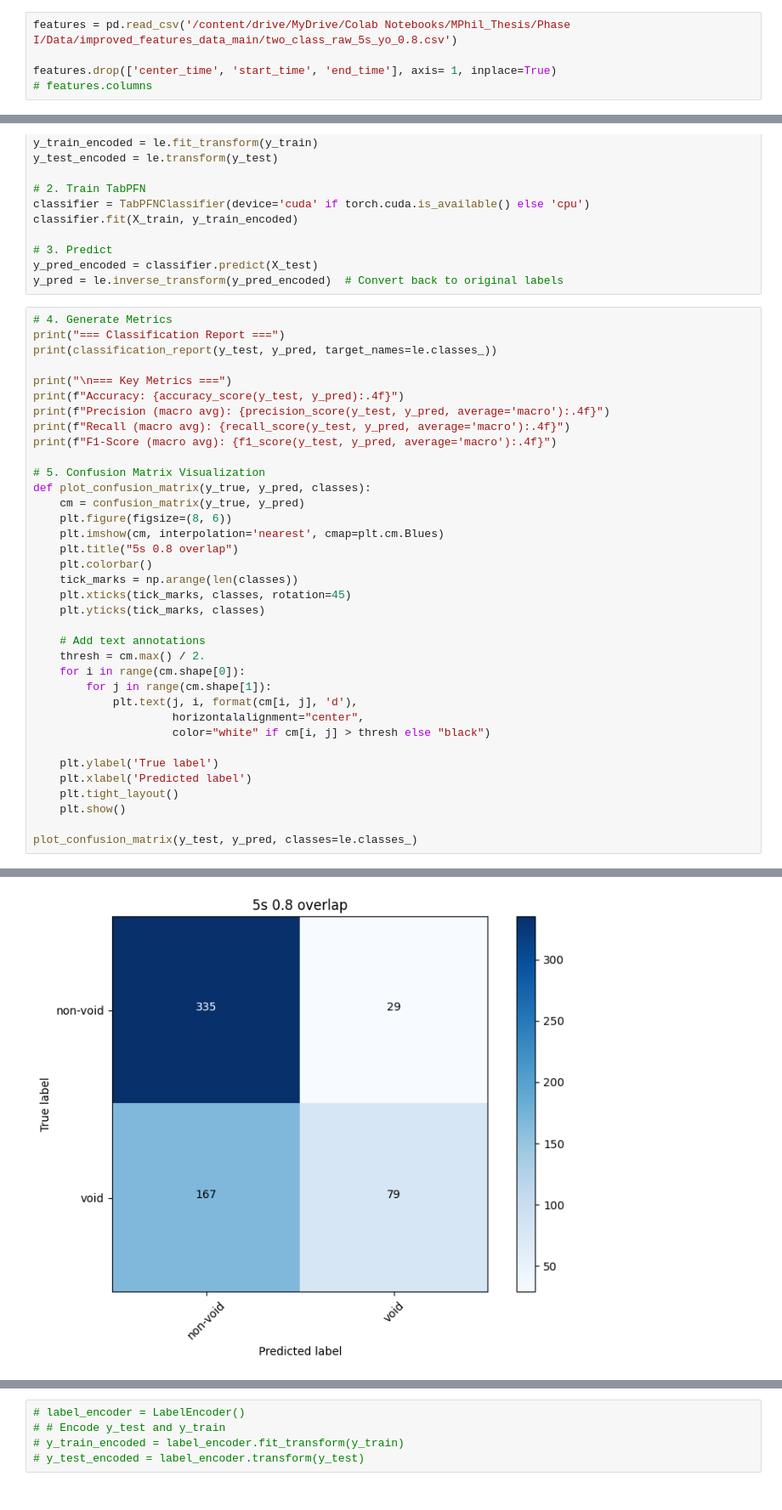
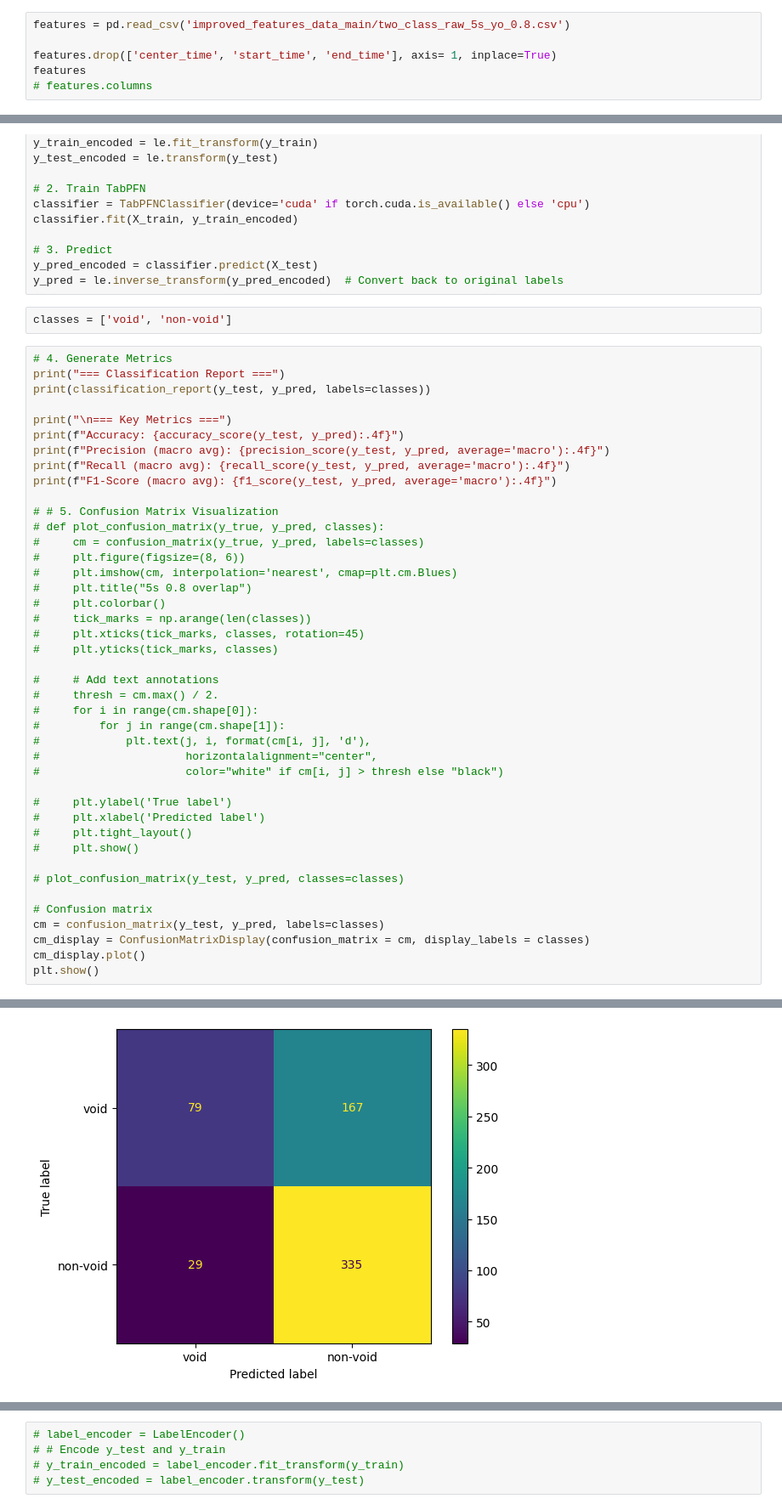
Before and after one commit to edumabagraham/uropatch-data-analysis, a Jupyter notebook: TabPfn.ipynb, the cells around one changed output, grey strips where cells are left out. Shown at 85% size. Cells and saved outputs as stored; diff of their text form.

```diff
--- a/TabPfn.ipynb
+++ b/TabPfn.ipynb
@@ -57,5 +49,6 @@ Mounted at /content/drive
 # %%
-features = pd.read_csv('/content/drive/MyDrive/Colab Notebooks/MPhil_Thesis/Phase I/Data/improved_features_data_main/two_class_raw_5s_yo_0.8.csv')
+features = pd.read_csv('improved_features_data_main/two_class_raw_5s_yo_0.8.csv')
 
 features.drop(['center_time', 'start_time', 'end_time'], axis= 1, inplace=True)
+features
 # features.columns
@@ -93,10 +100,12 @@ classifier.fit(X_train, y_train_encoded)
 # 3. Predict
 y_pred_encoded = classifier.predict(X_test)
 y_pred = le.inverse_transform(y_pred_encoded)  # Convert back to original labels
+# %%
+classes = ['void', 'non-void']
 # %%
 # 4. Generate Metrics
 print("=== Classification Report ===")
-print(classification_report(y_test, y_pred, target_names=le.classes_))
+print(classification_report(y_test, y_pred, labels=classes))
 
 print("\n=== Key Metrics ===")
 print(f"Accuracy: {accuracy_score(y_test, y_pred):.4f}")
@@ -104,31 +113,37 @@ print(f"Precision (macro avg): {precision_score(y_test, y_pred, average='macro')
 print(f"Recall (macro avg): {recall_score(y_test, y_pred, average='macro'):.4f}")
 print(f"F1-Score (macro avg): {f1_score(y_test, y_pred, average='macro'):.4f}")
 
-# 5. Confusion Matrix Visualization
-def plot_confusion_matrix(y_true, y_pred, classes):
-    cm = confusion_matrix(y_true, y_pred)
-    plt.figure(figsize=(8, 6))
-    plt.imshow(cm, interpolation='nearest', cmap=plt.cm.Blues)
-    plt.title("5s 0.8 overlap")
-    plt.colorbar()
-    tick_marks = np.arange(len(classes))
-    plt.xticks(tick_marks, classes, rotation=45)
-    plt.yticks(tick_marks, classes)
+# # 5. Confusion Matrix Visualization
+# def plot_confusion_matrix(y_true, y_pred, classes):
+#     cm = confusion_matrix(y_true, y_pred, labels=classes)
+#     plt.figure(figsize=(8, 6))
+#     plt.imshow(cm, interpolation='nearest', cmap=plt.cm.Blues)
+#     plt.title("5s 0.8 overlap")
+#     plt.colorbar()
+#     tick_marks = np.arange(len(classes))
+#     plt.xticks(tick_marks, classes, rotation=45)
+#     plt.yticks(tick_marks, classes)
 
-    # Add text annotations
-    thresh = cm.max() / 2.
-    for i in range(cm.shape[0]):
-        for j in range(cm.shape[1]):
-            plt.text(j, i, format(cm[i, j], 'd'),
-                     horizontalalignment="center",
-                     color="white" if cm[i, j] > thresh else "black")
+#     # Add text annotations
+#     thresh = cm.max() / 2.
+#     for i in range(cm.shape[0]):
+#         for j in range(cm.shape[1]):
+#             plt.text(j, i, format(cm[i, j], 'd'),
+#                      horizontalalignment="center",
+#                      color="white" if cm[i, j] > thresh else "black")
 
-    plt.ylabel('True label')
-    plt.xlabel('Predicted label')
-    plt.tight_layout()
-    plt.show()
+#     plt.ylabel('True label')
+#     plt.xlabel('Predicted label')
+#     plt.tight_layout()
+#     plt.show()
 
-plot_confusion_matrix(y_test, y_pred, classes=le.classes_)
+# plot_confusion_matrix(y_test, y_pred, classes=classes)
+
+# Confusion matrix
+cm = confusion_matrix(y_test, y_pred, labels=classes)
+cm_display = ConfusionMatrixDisplay(confusion_matrix = cm, display_labels = classes)
+cm_display.plot()
+plt.show()
 # %% [output]
 === Classification Report ===
               precision    recall  f1-score   support
@@ -138,12 +153,12 @@ plot_confusion_matrix(y_test, y_pred, classes=le.classes_)
 
     accuracy                           0.68       610
    macro avg       0.70      0.62      0.61       610
 weighted avg       0.69      0.68      0.64       610
 
 
 === Key Metrics ===
 Accuracy: 0.6787
 Precision (macro avg): 0.6994
 Recall (macro avg): 0.6207
 F1-Score (macro avg): 0.6100
-[figure, old version]
+[figure, new version]
```
Also changed, not shown: parts of 16 cells of this notebook.
